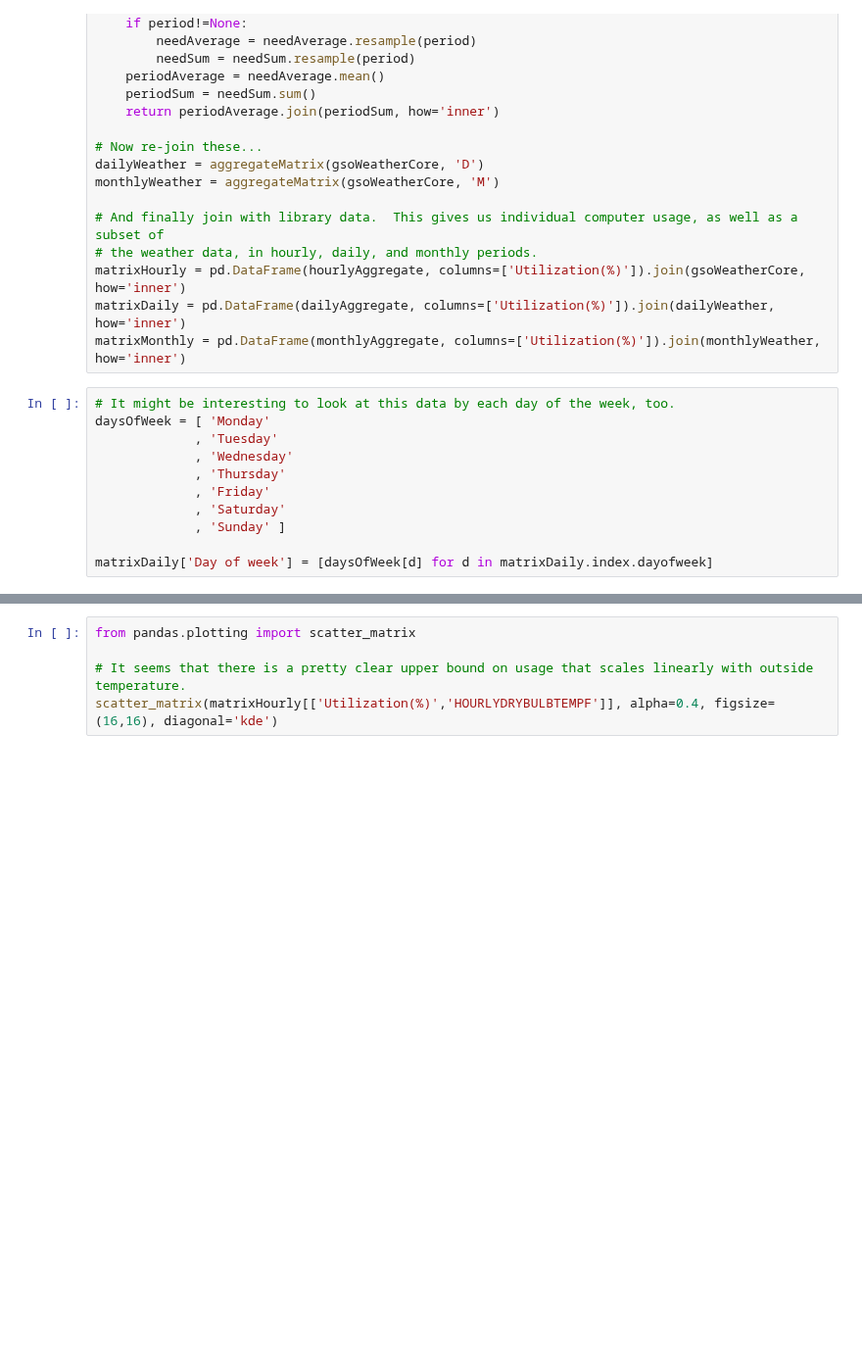
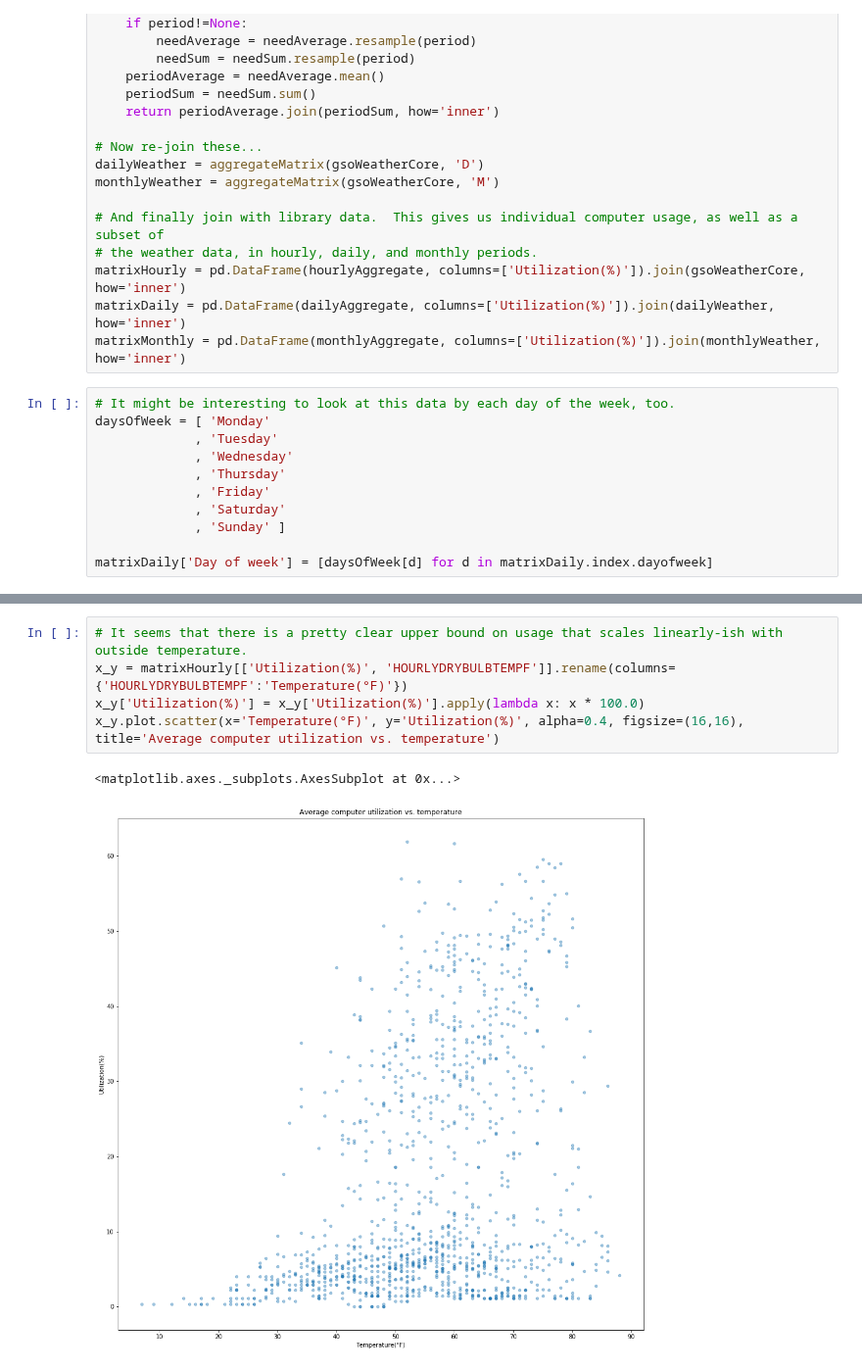
Before and after one commit to UNCG-CSE/Library-Computer-Usage-Analysis, a Jupyter notebook: src/UsageVsWeather.ipynb, the cells around one changed output, grey strips where cells are left out. Shown at 98% size. Cells and saved outputs as stored; diff of their text form; blank space fills up the shorter version.

Commit message:
Prettify usage/temp scatter plot in UsageVsWeather.ipynb.

```diff
--- a/src/UsageVsWeather.ipynb
+++ b/src/UsageVsWeather.ipynb
@@ -91,8 +141,11 @@ matrixHourly[['Utilization(%)','HOURLYDRYBULBTEMPF']].corr()
 # %%
-from pandas.plotting import scatter_matrix
-
-# It seems that there is a pretty clear upper bound on usage that scales linearly with outside temperature.
-scatter_matrix(matrixHourly[['Utilization(%)','HOURLYDRYBULBTEMPF']], alpha=0.4, figsize=(16,16), diagonal='kde')
+# It seems that there is a pretty clear upper bound on usage that scales linearly-ish with outside temperature.
+x_y = matrixHourly[['Utilization(%)', 'HOURLYDRYBULBTEMPF']].rename(columns={'HOURLYDRYBULBTEMPF':'Temperature(°F)'})
+x_y['Utilization(%)'] = x_y['Utilization(%)'].apply(lambda x: x * 100.0)
+x_y.plot.scatter(x='Temperature(°F)', y='Utilization(%)', alpha=0.4, figsize=(16,16), title='Average computer utilization vs. temperature')
+# %% [output]
+<matplotlib.axes._subplots.AxesSubplot at 0x...>
+[figure, added]
 # %%
 # However it seems that temperature has little impact on the amount of use any given computer receives.
 
```
Also changed, not shown: parts of 7 cells of this notebook, 1 other file.
